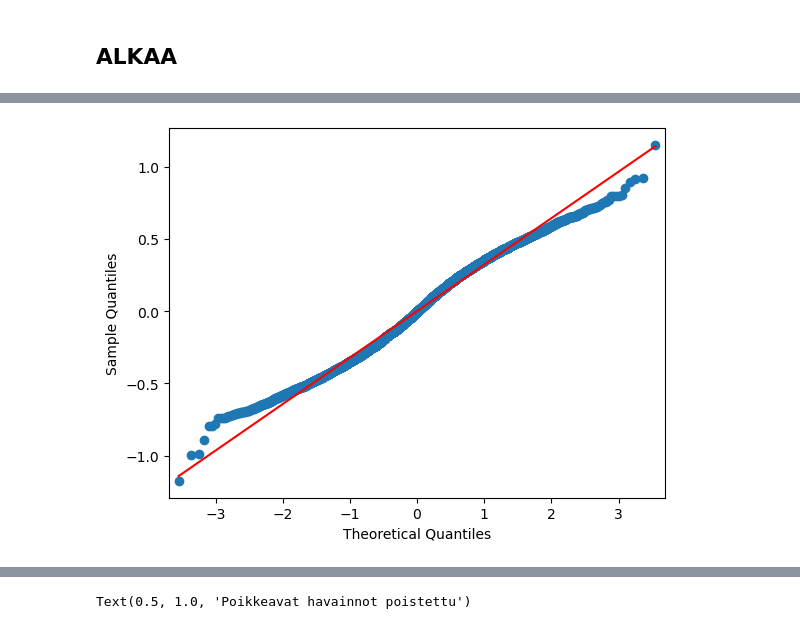
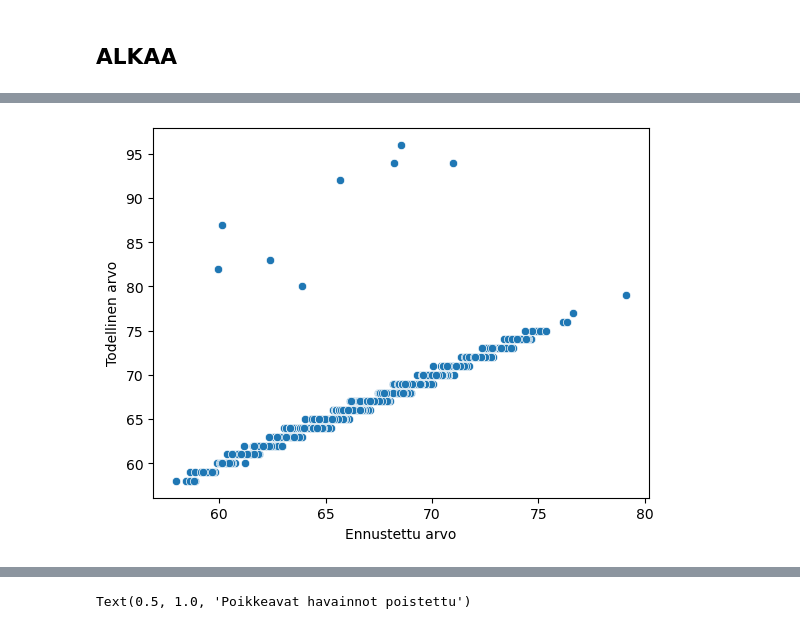
Before and after one commit to joona111/TIES4600, a Jupyter notebook: students.ipynb, the cells around one changed output, grey strips where cells are left out. Saved outputs shown, nothing was run; the diff lists cells and outputs as text; code cells hidden in the pictures.

```diff
--- a/students.ipynb
+++ b/students.ipynb
@@ -27,12 +27,12 @@ from sklearn.impute import SimpleImputer
 
 def load_data():
     X = pd.read_csv("StudentPerformanceFactors.csv")
-    #X.drop(columns=["Gender","Sleep_Hours","School_Type"],inplace=True)
+    X.drop(columns=["Gender","Sleep_Hours","School_Type"],inplace=True)
     #X=X.dropna().reset_index(drop=True)
 
 
     #
-    #X = X[X["Exam_Score"] < 78]
+    X = X[X["Exam_Score"] <= 100]
     columns = ['Exam_Score']
     outlier_percentage = {}
 
@@ -48,7 +48,7 @@ def load_data():
 
         outliers = column_data[(column_data < lower) | (column_data > upper)]
         outlier_percentage[column] = len(outliers) / len(column_data) * 100
-        X = X[(X["Exam_Score"] >= lower) & (X["Exam_Score"] <= upper)]
+        #X["oudokki"] = np.where((X["Exam_Score"] >= lower) & (X["Exam_Score"] <= upper),1,0)
 
     y = X["Exam_Score"]
 
@@ -86,62 +86,81 @@ numeric = X.select_dtypes(exclude="object").columns.tolist()
 encoder = OneHotEncoder(sparse_output=False,drop='first')
 imputer = SimpleImputer(strategy='most_frequent')
 columns = X.columns.tolist()
-#X = imputer.fit_transform(X)
 X = pd.DataFrame(X,columns=columns)
+scaler = StandardScaler()
+
+X_train,X_test,y_train,y_test = train_test_split(X,y,test_size=0.2,random_state=421)
 
 
-encoded = encoder.fit_transform(X[categorical_columns])
-X.drop(columns=categorical_columns,inplace=True)
-encoded_names = encoder.get_feature_names_out()
-X = pd.concat(
-    [X, pd.DataFrame(encoded, columns=encoded_names, index=X.index)],
+
+encoded_train = encoder.fit_transform(X_train[categorical_columns])
+X_train.drop(columns=categorical_columns,inplace=True)
+encoded_names_train = encoder.get_feature_names_out()
+X_train = pd.concat(
+    [X_train, pd.DataFrame(encoded_train, columns=encoded_names_train, index=X_train.index)],
     axis=1
 )
-scaler = StandardScaler()
-X[numeric] = scaler.fit_transform(X[numeric])
+X_train.columns = X_train.columns.astype(str)
+#X_train = X_train.astype(float)
 
-X.columns = X.columns.astype(str)
-X,X_test,y,y_test = train_test_split(X,y,test_size=0.2,random_state=42)
+#X_train.index=y_train.index
+
+encoded_test = encoder.transform(X_test[categorical_columns])
+X_test.drop(columns=categorical_columns,inplace=True)
+encoded_names_test = encoder.get_feature_names_out()
+X_test = pd.concat(
+    [X_test, pd.DataFrame(encoded_test, columns=encoded_names_test, index=X_test.index)],
+    axis=1
+)
+X_test.columns = X_test.columns.astype(str)
+#X_test = X_test.astype(float)
+
+#X_test.index=y_test.index
 
 
 lm = LinearRegression()
 
-lm.fit(X,y)
+lm.fit(X_train,y_train)
 preds = lm.predict(X_test)
 
 r2 = r2_score(y_test,preds)
 print(f'R2 Score: {r2}')
-coefs = pd.DataFrame({"feature": X.columns, "coef": lm.coef_})
+print(f'MAE: {mean_absolute_error(y_test,preds)}')
+coefs = pd.DataFrame({"feature": X_test.columns, "coef": lm.coef_})
 
-#explainer = shap.LinearExplainer(lm, X)
-#shap_values = explainer(X)
-#shap.summary_plot(shap_values)
-
-coefs.sort_values(by="coef",ascending=False,inplace=True)
-coefs
-X_train = sm.add_constant(X)
+X_train = sm.add_constant(X_train)
 X_test = sm.add_constant(X_test)
-ols =OLS(y,X_train)
+ols =OLS(y_train,X_train)
 ols_model = ols.fit()
 preds_ols = ols_model.predict(X_test)
 r2_ols =r2_score(y_test,preds_ols)
 print(f'R2 OLS: {r2_ols}')
 ols_model.summary()
 
-res = ols_model.resid # residuals
-#Q-Q kuvaaja
-sm.qqplot(res,line='s')
+coefs.sort_values(by="coef",ascending=False,inplace=True)
+coefs
 
-pd.DataFrame(coefs)
-resid_ols = y_test - preds_ols
-
-#sns.scatterplot(x=preds_ols,y=resid_ols)
-
+resid = preds - y_test
+#plt.scatter(preds,resid)
 #plt.ylim((-2,2))
 #
 #plt.xlabel("Ennustettu arvo")
 #plt.ylabel("Jäännös")
 #plt.axhline(y=0, color='r', linestyle='-')
-plt.show()
-ols_model.summary()
+coefs["abs"]=coefs["coef"].abs()
+coefs.sort_values(by="abs",ascending=True)
+
+
+res = ols_model.resid # residuals
+#Q-Q kuvaaja
+#sm.qqplot(res,line='s')
+resid_ols = y_test - preds_ols
+plt.xlabel("Ennustettu arvo")
+plt.ylabel("Todellinen arvo")
+sns.scatterplot(x=preds_ols,y=y_test)
+#plt.axhline(y=0, color='r', linestyle='-')
+#plt.ylim(50,96)
+#plt.xlim(50,100)
+#ols_model.summary()
+(coefs.sort_values(by="coef",ascending=True))
 # %% [output]
@@ -150 +187 @@ R2 OLS: 0.9899433142969225
-[figure, old version]
+[figure, new version]
```
Also changed, not shown: parts of 7 cells of this notebook.
